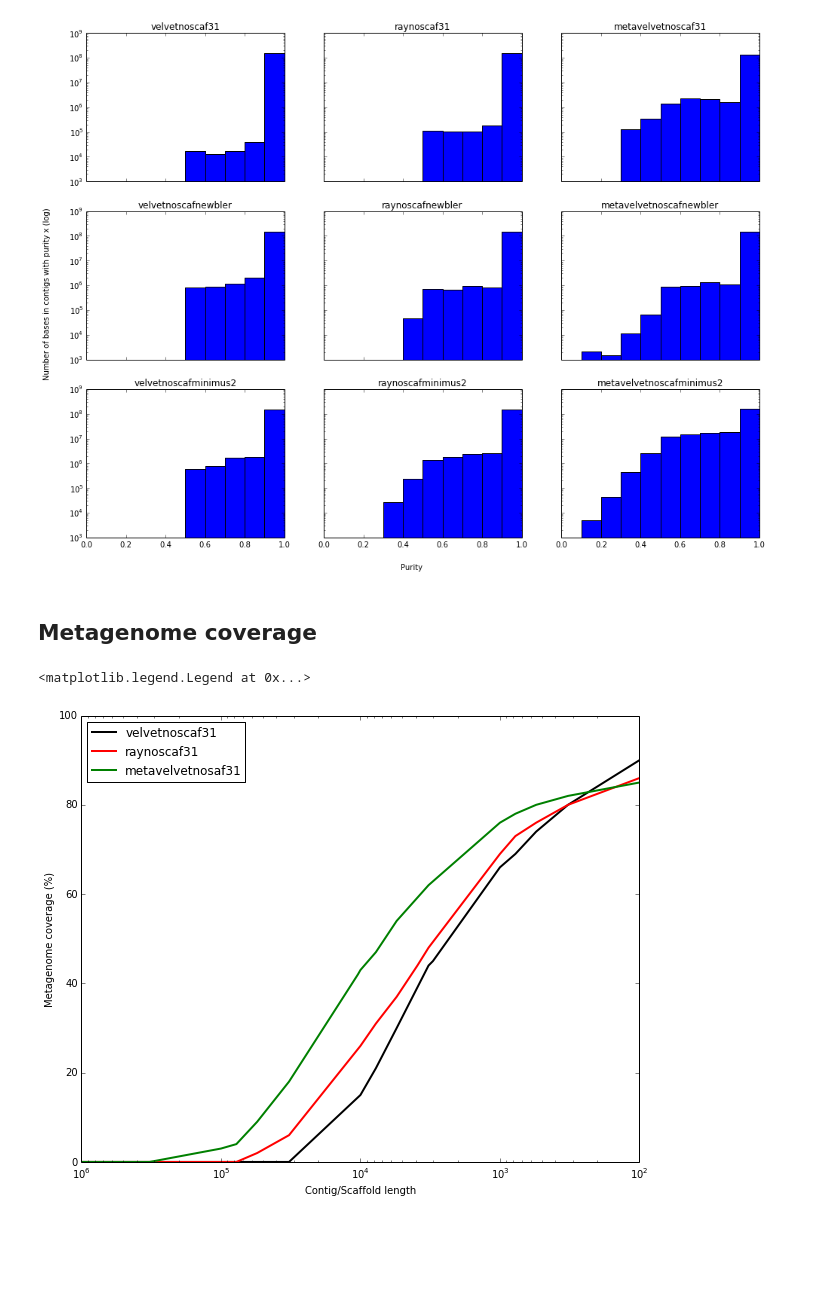
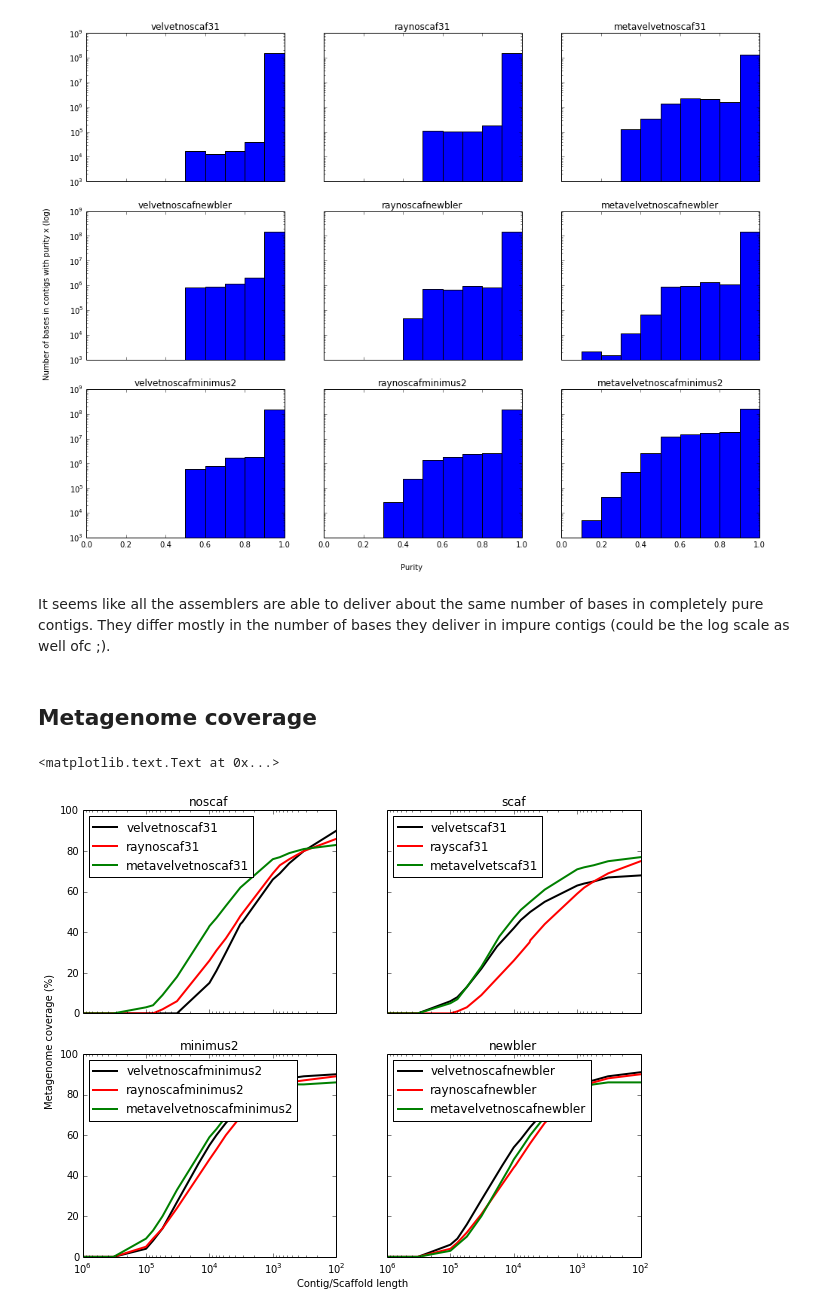
Before and after one commit to inodb/masmvali-publication, a Jupyter notebook: notebooks/LIMS1884-filt-pairs-all-asm.ipynb, the cells around one changed output. Cells and saved outputs as stored; diff of their text form; code cells hidden in the pictures; blank space fills up the shorter version.

```diff
--- a/notebooks/LIMS1884-filt-pairs-all-asm.ipynb
+++ b/notebooks/LIMS1884-filt-pairs-all-asm.ipynb
@@ -84,38 +84,52 @@ f.text(0.08, 0.5, 'Number of bases in contigs with purity x (log)', ha='center',
 # %% [output]
 <matplotlib.text.Text at 0x...>
 [figure]
+# %% [markdown]
+It seems like all the assemblers are able to deliver about the same number of bases in completely pure contigs. They differ mostly in the number of bases they deliver in impure contigs (could be the log scale as well ofc ;).
 # %% [markdown]
 ## Metagenome coverage
-# %%
-mpl.rcParams['figure.figsize'] = 10, 8
-
-mg_length = np.sum(m_even.avp.velvetnoscaf31.genome_contig_coverage["genome_length"])
-f, ax1 = plt.subplots(1, 1, sharex=True, sharey=True)
-#ax1.set_xlim([0, 600000])
-#ax1.set_title("filtered-refs-filtered-pairs-noscaf")
-ax1.plot(m_even.avp.velvetnoscaf31.contig_metagenome_coverage_purest_single_aln["cut_off"],
-         m_even.avp.velvetnoscaf31.contig_metagenome_coverage_purest_single_aln["metagenome_cov_percentage"],
-         'k', linewidth=2.0, label='velvetnoscaf31')
-ax1.plot(m_even.avp.raynoscaf31.contig_metagenome_coverage_purest_single_aln["cut_off"],
-         m_even.avp.raynoscaf31.contig_metagenome_coverage_purest_single_aln["metagenome_cov_percentage"],
-         'r', linewidth=2.0, label='raynoscaf31')
-ax1.plot(m_even.avp.metavelvetnoscaf31.contig_metagenome_coverage_purest_all_aln["cut_off"],
-         m_even.avp.metavelvetnoscaf31.contig_metagenome_coverage_purest_all_aln["metagenome_cov_percentage"],
-         'g', linewidth=2.0, label='metavelvetnosaf31')
-
-for ax in [ax1]:
-    ax.set_xscale('log')
-plt.gca().invert_xaxis()
-
-for ax in [ax1]:
-    ax.set_ylim([0,100])
-    ax.set_xlim([10**6,0])
-
-plt.ylabel('Metagenome coverage (%)')
-plt.xlabel('Contig/Scaffold length')
-# Legend
-handles, labels = ax.get_legend_handles_labels()
-ax.legend(handles, labels, numpoints=1, loc='upper left')
-# %% [output]
-<matplotlib.legend.Legend at 0x...>
-[figure, removed]
+# %%
+mpl.rcParams['figure.figsize'] = 10, 8
+
+mg_length = np.sum(m_even.avp.velvetnoscaf31.genome_contig_coverage["genome_length"])
+f, axes = plt.subplots(2, 2, sharex=True, sharey=True)
+#ax1.set_xlim([0, 600000])
+#ax1.set_title("filtered-refs-filtered-pairs-noscaf")
+def plot_metagenome_cov(ax, masm, strategies, category, colors):
+    for i, s in enumerate(strategies):
+        ax.plot(masm.avp.__dict__[s].contig_metagenome_coverage_purest_single_aln["cut_off"],
+                masm.avp.__dict__[s].contig_metagenome_coverage_purest_single_aln["metagenome_cov_percentage"],
+                colors[i], linewidth=2.0, label=s)
+    ax.set_title(category)
+
+plot_metagenome_cov(axes[0][0], m_even, ['velvetnoscaf31', 'raynoscaf31', 'metavelvetnoscaf31'],
+                    'noscaf', ['k','r','g'])
+plot_metagenome_cov(axes[0][1], m_even, ['velvetscaf31', 'rayscaf31', 'metavelvetscaf31'],
+                    'scaf', ['k','r','g'])
+plot_metagenome_cov(axes[1][0], m_even, ['velvetnoscafminimus2', 'raynoscafminimus2', 'metavelvetnoscafminimus2'],
+                    'minimus2', ['k','r','g'])
+plot_metagenome_cov(axes[1][1], m_even, ['velvetnoscafnewbler', 'raynoscafnewbler', 'metavelvetnoscafnewbler'],
+                    'newbler', ['k','r','g'])
+
+
+
+for ax in axes.flatten():
+    ax.set_ylim([0,100])
+    ax.set_xlim([10**6,0])
+
+for ax in axes.flatten():
+    ax.set_xscale('log')
+    ax.invert_xaxis()
+    handles, labels = ax.get_legend_handles_labels()
+    ax.legend(handles, labels, numpoints=1, loc='upper left')
+
+#plt.ylabel('Metagenome coverage (%)')
+#plt.xlabel('Contig/Scaffold length')
+
+# Legend
+# Set common labels
+f.text(0.5, 0.08, 'Contig/Scaffold length', ha='center', va='center')
+f.text(0.08, 0.5, 'Metagenome coverage (%)', ha='center', va='center', rotation='vertical')
+# %% [output]
+<matplotlib.text.Text at 0x...>
+[figure, added]
```
Also changed, not shown: parts of 1 cell of this notebook, 2 other files.
